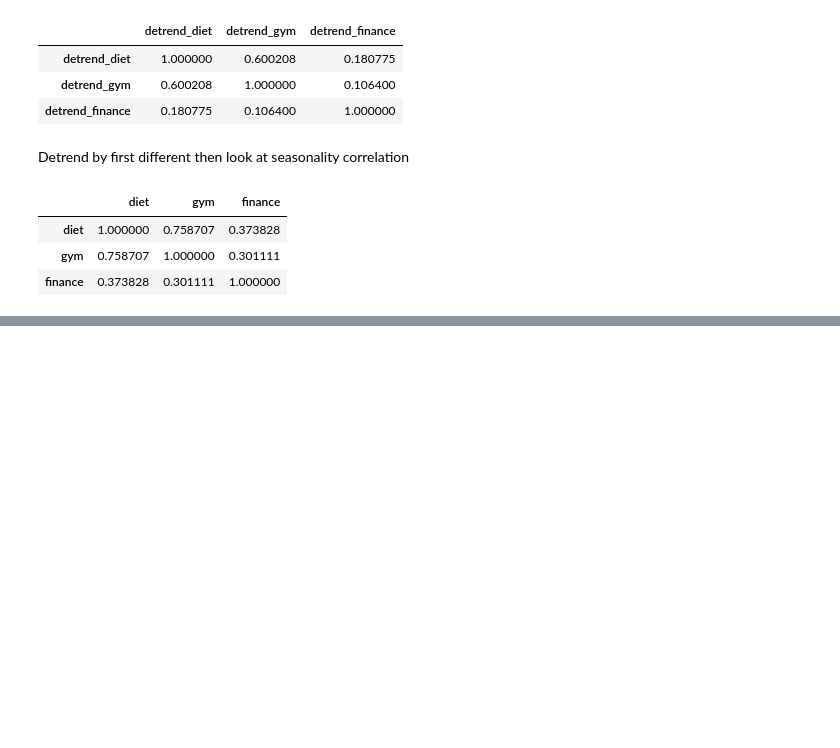
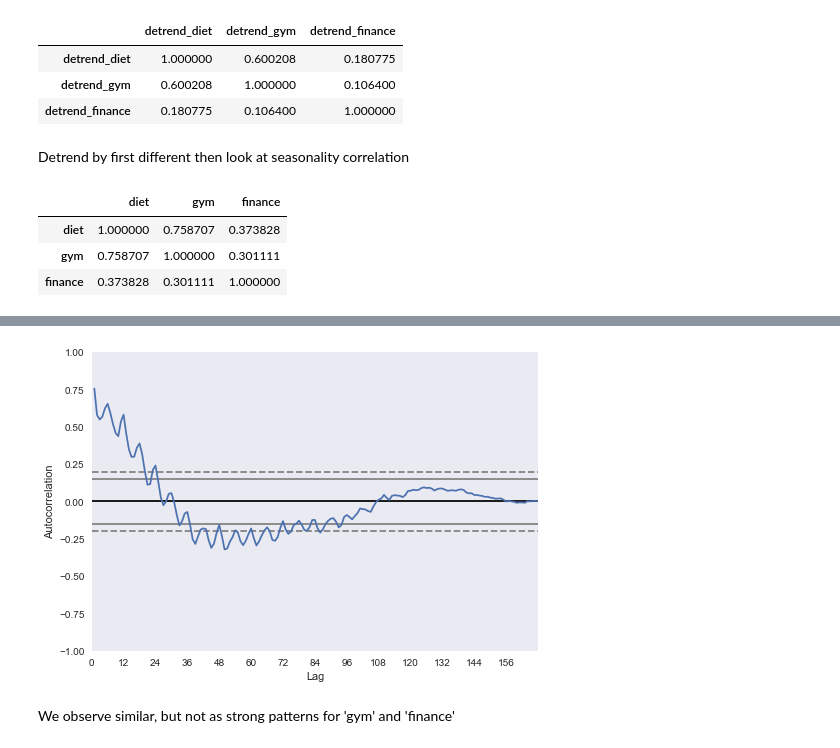
Before and after one commit to palpen/time_series_using_python, a Jupyter notebook: time_series_analysis.ipynb, the cells around one changed output, grey strips where cells are left out. Drawn from its saved outputs; the diff is of its cells as text; code cells hidden in the pictures; blank space fills up the shorter version.

```diff
--- a/time_series_analysis.ipynb
+++ b/time_series_analysis.ipynb
@@ -244,0 +266,7 @@ df[cols].diff().corr()
+# %%
+pd.plotting.autocorrelation_plot(df['finance']);
+xticks_year()
+# %% [output]
+[figure, added]
+# %% [markdown]
+We observe similar, but not as strong patterns for 'gym' and 'finance'
```
Also changed, not shown: parts of 5 cells of this notebook.
